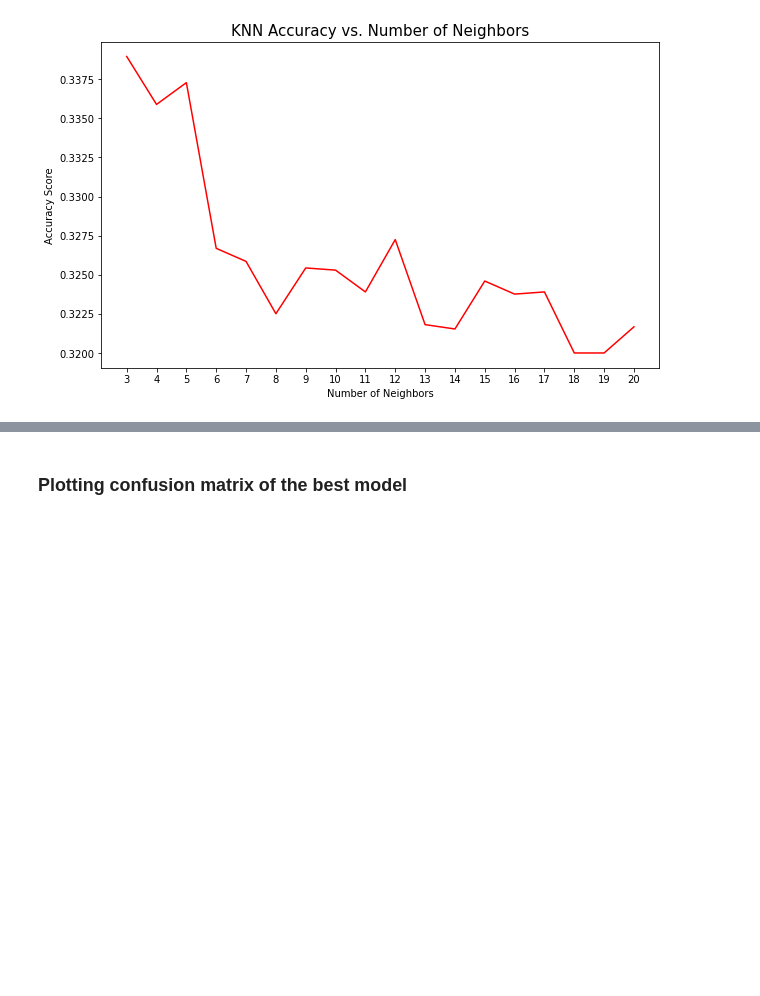
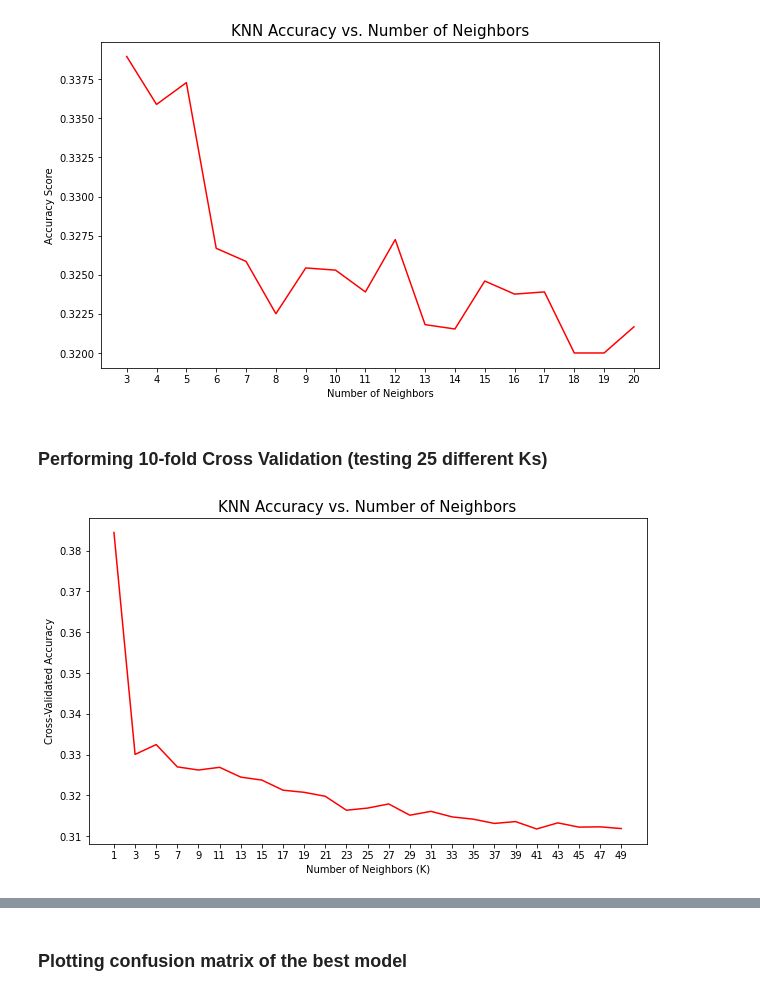
Before and after one commit to chikakoto/facial-expression-recognition, a Jupyter notebook: notebooks/ivan/5.0_im_KNN.ipynb, the cells around one changed output, grey strips where cells are left out. Drawn from its saved outputs; the diff is of its cells as text; code cells hidden in the pictures; blank space fills up the shorter version.

```diff
--- a/notebooks/ivan/5.0_im_KNN.ipynb
+++ b/notebooks/ivan/5.0_im_KNN.ipynb
@@ -162,3 +165,24 @@ plt.ylabel('Accuracy Score')
 plt.show()
 # %% [output]
 [figure]
+# %% [markdown]
+### Performing 10-fold Cross Validation (testing 25 different Ks)
+# %%
+k_list = list(range(1,50,2))
+cv_scores = []
+for k in k_list:
+    knn = KNeighborsClassifier(n_neighbors=k)
+    scores = cross_val_score(knn, X_train, y_train, cv=10, scoring='accuracy')
+    # Append avg score to the list
+    cv_scores.append(scores.mean())
+# %%
+# Plot the cross-validated accuracy against n_neighbors parameter
+plt.figure(figsize=(10,6))
+plt.plot(k_list, cv_scores, color = 'red')
+plt.title('KNN Accuracy vs. Number of Neighbors', size=15)
+plt.xticks(k_list)
+plt.xlabel('Number of Neighbors (K)')
+plt.ylabel('Cross-Validated Accuracy')
+plt.show()
+# %% [output]
+[figure, added]
```
Also changed, not shown: parts of 8 cells of this notebook.
